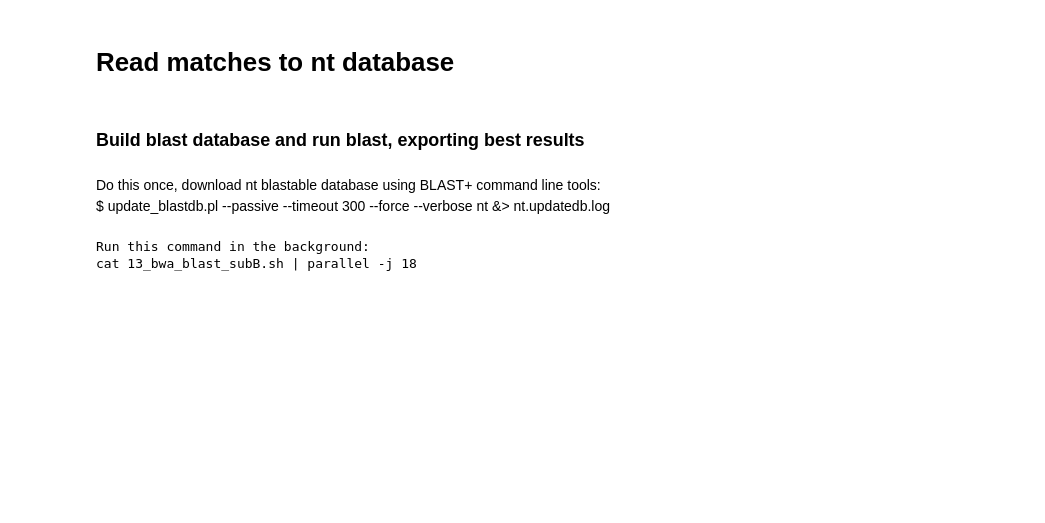
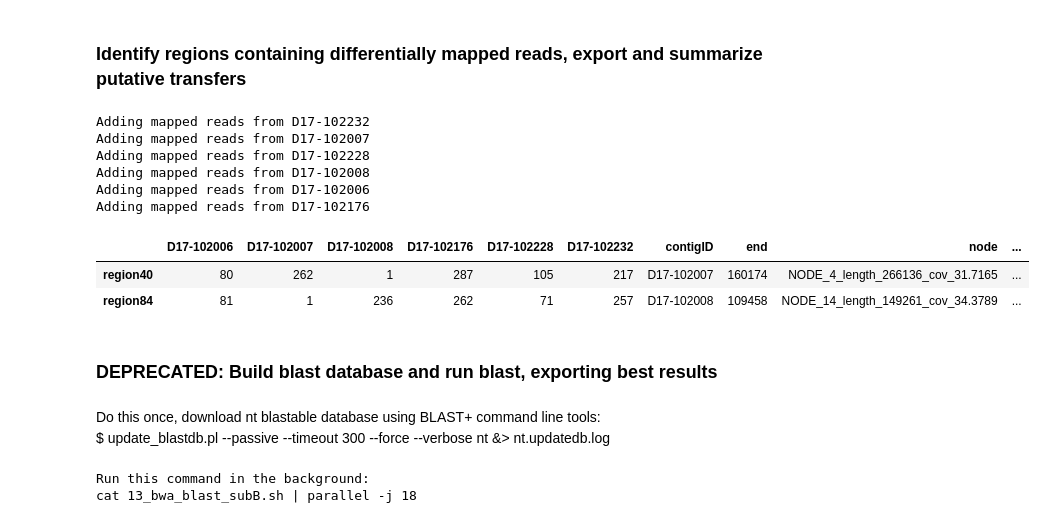
Before and after one commit to sjspence/pseudomonas, a Jupyter notebook: 12_bwa_unmapped.ipynb, the cells around one changed output. Saved outputs shown, nothing was run; the diff lists cells and outputs as text; code cells hidden in the pictures; blank space fills up the shorter version.

```diff
--- a/12_bwa_unmapped.ipynb
+++ b/12_bwa_unmapped.ipynb
@@ -25,7 +27,9 @@ blastDir = '13_bwa_blast/'
 prokkaDir = '09_prokka_biopython/'
 annoDir = '14_bwa_annotations'
 subgroupPickle = '10_subgroups.p'
-subgroup = 'subG'
+#need to generate unmapped for others...
+#done A,B,C,D,E,G,J
+subgroup = 'subE'
 # %%
 def checkSlash(directory):
     if directory[-1] != '/':
@@ -76,0 +147,15 @@ See the caveats in the documentation: http://pandas.pydata.org/pandas-docs/stabl
+# %%
+####
+#Create text file with uniquely mapped reads on each line
+readSet = set()
+for mappedID in subDict[subgroup]:
+    binaryFile = blastDir + subDir + 'mapped_' + mappedID + '_binary.txt'
+    binaryDf = pd.DataFrame.from_csv(binaryFile, sep = '\t')
+    for i in list(binaryDf.index):
+        if i not in readSet:
+            readSet.add(i)
+outFile = blastDir + subDir + 'differentially_mapped_reads.txt'
+o = open(outFile, 'w')
+for r in readSet:
+    o.write(r + '\n')
+o.close()
@@ -76,0 +211,2 @@ See the caveats in the documentation: http://pandas.pydata.org/pandas-docs/stabl
+# %% [markdown]
+### Identify regions containing differentially mapped reads, export and summarize putative transfers
@@ -77,3 +265,58 @@ See the caveats in the documentation: http://pandas.pydata.org/pandas-docs/stabl
+# %%
+####
+#Find and expand overlapping regions based on differential sam files, export to text
+####
+outFile = blastDir + subDir + 'differential_regions.txt'
+#columns = ['contigID', 'node', 'start', 'end']
+#for mappedID in subDict[subgroup]:
+#    columns.append(mappedID)
+#regionDf = pd.DataFrame(columns = columns)
+regionDict = {}
+for mappedID in subDict[subgroup]:
+    print('Adding mapped reads from ' + mappedID)
+    for contigID in subDict[subgroup]:
+        samFile = blastDir + subDir + 'differential_sam/differential_contig_' + contigID + '_mapped_' + mappedID + \
+                  '.sam'
+        sFile = open(samFile, 'r')
+        for line in sFile:
+            if line[0:3] == '@SQ':
+                continue
+            lineList = line.strip().split('\t')
+            flag = int(lineList[1])
+            if flag & 4:   #unmapped
+                continue
+            regionDict = updateSamRegions(regionDict, contigID, mappedID, line)
+        sFile.close()
+regionDf = pd.DataFrame.from_dict(regionDict)
+regionDf = regionDf.T
+regionDf.to_csv(outFile, sep = '\t')
+# %% [output]
+Adding mapped reads from D17-102232
+Adding mapped reads from D17-102007
+Adding mapped reads from D17-102228
+Adding mapped reads from D17-102008
+Adding mapped reads from D17-102006
+Adding mapped reads from D17-102176
+# %%
+####
+#Extract only differential regions that are likely horizontal transfers
+outFile = blastDir + subDir + 'horizontal_regions.txt'
+regionDf = pd.DataFrame.from_csv(blastDir + subDir + 'differential_regions.txt', sep = '\t')
+regionDf = regionDf.fillna(0)
+columns = list(regionDf.columns)
+hzDf = pd.DataFrame(columns = columns)
+mappedSamps = subDict[subgroup]
+for i in list(regionDf.index):
+    if (regionDf.loc[i, mappedSamps].min() < 10) and (regionDf.loc[i, mappedSamps].max() > 100):
+        hzDf.loc[i, columns] = regionDf.loc[i, columns]
+hzDf.to_csv(outFile, sep = '\t')
+hzDf
+# %% [output]
+|  | D17-102006 | D17-102007 | D17-102008 | D17-102176 | D17-102228 | D17-102232 | contigID | end | node | ... |
+| region40 | 80 | 262 | 1 | 287 | 105 | 217 | D17-102007 | 160174 | NODE_4_length_266136_cov_31.7165 | ... |
+| region84 | 81 | 1 | 236 | 262 | 71 | 257 | D17-102008 | 109458 | NODE_14_length_149261_cov_34.3789 | ... |
+# %% [markdown]
+### DEPRECATED: Build blast database and run blast, exporting best results
 # %%
 ####
 #Export reads of interest for BLAST analysis
@@ -90,10 +333,6 @@ for i in outSeqDict:
     outFile.write('>' + i + '\n')
     outFile.write(outSeqDict[i] + '\n')
 outFile.close()
-# %% [markdown]
-# Read matches to nt database
-# %% [markdown]
-### Build blast database and run blast, exporting best results
 # %% [markdown]
 Do this once, download nt blastable database using BLAST+ command line tools:
 $ update_blastdb.pl --passive --timeout 300 --force --verbose nt &> nt.updatedb.log
```
Also changed, not shown: parts of 22 cells of this notebook, 3 other files.
